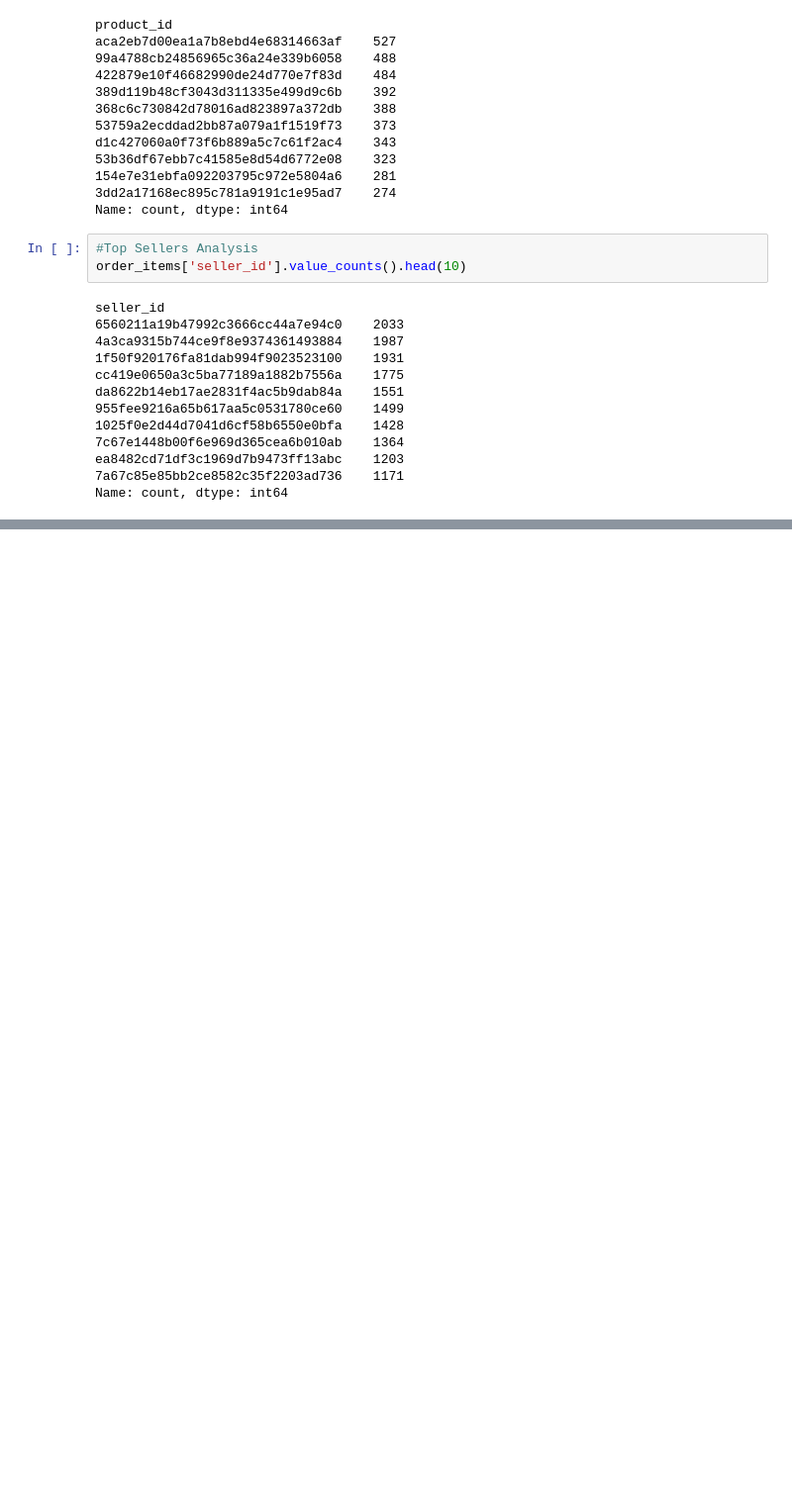
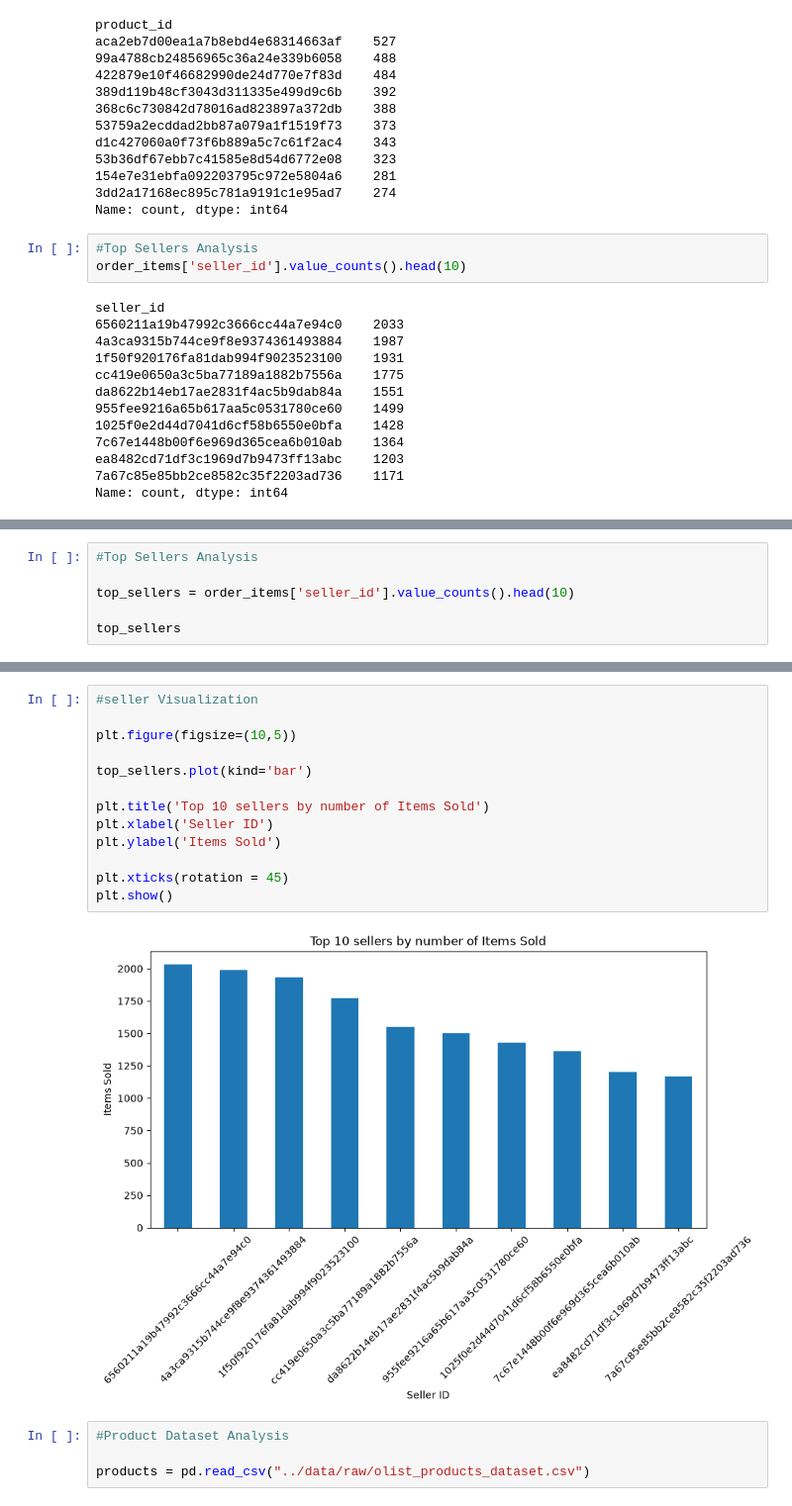
Before and after one commit to dhairyashil1204l/ecommerce-sales-analytics, a Jupyter notebook: notebooks/01_Data_Understanding.ipynb, the cells around one changed output, grey strips where cells are left out. Shown at 99% size. Drawn from its saved outputs; the diff is of its cells as text; blank space fills up the shorter version.

```diff
--- a/notebooks/01_Data_Understanding.ipynb
+++ b/notebooks/01_Data_Understanding.ipynb
@@ -446,0 +485,6 @@ Name: count, dtype: int64
+# %%
+#Top Sellers Analysis
+
+top_sellers = order_items['seller_id'].value_counts().head(10)
+
+top_sellers
@@ -446,0 +504,19 @@ Name: count, dtype: int64
+# %%
+#seller Visualization
+
+plt.figure(figsize=(10,5))
+
+top_sellers.plot(kind='bar')
+
+plt.title('Top 10 sellers by number of Items Sold')
+plt.xlabel('Seller ID')
+plt.ylabel('Items Sold')
+
+plt.xticks(rotation = 45)
+plt.show()
+# %% [output]
+[figure, added]
+# %%
+#Product Dataset Analysis
+
+products = pd.read_csv("../data/raw/olist_products_dataset.csv")
```
Also changed, not shown: parts of 29 cells of this notebook.
